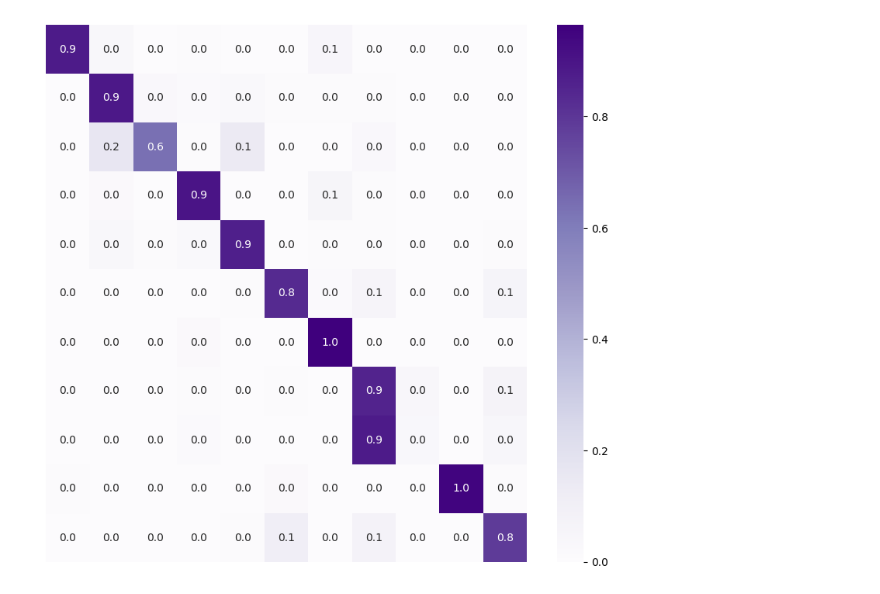
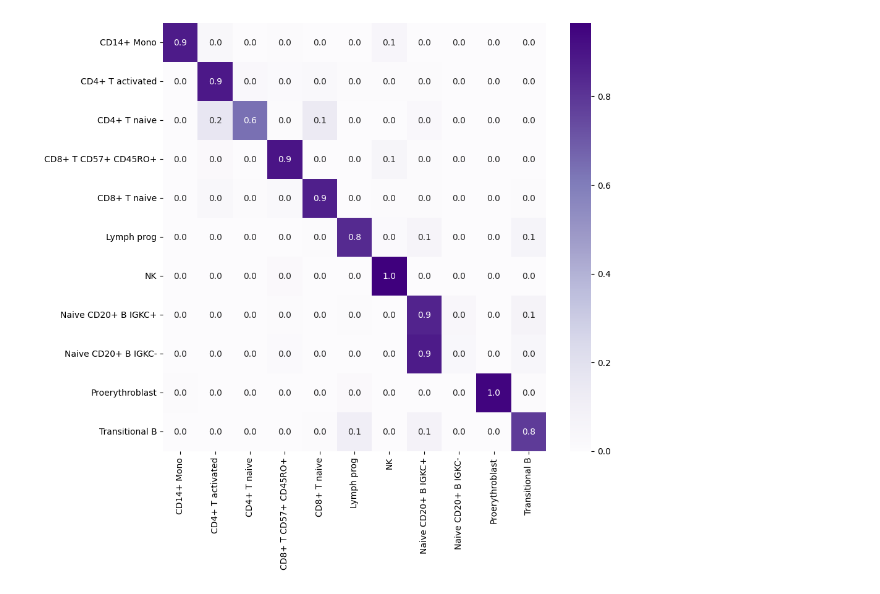
Before and after one commit to 23AIBox/scMamba, a Jupyter notebook: tutorials/Annotation.ipynb, the cells around one changed output. Saved outputs shown, nothing was run; the diff lists cells and outputs as text; code cells hidden in the pictures.

```diff
--- a/tutorials/Annotation.ipynb
+++ b/tutorials/Annotation.ipynb
@@ -5,4 +40,4 @@ import matplotlib.pyplot as plt
 # %%
-adata = sc.read_h5ad("../results/annotation/cite_BMMC_test_500batchsize64/adata_prediction.h5ad")
+adata = sc.read_h5ad("../results/annotation/cite_BMMC_s1_500_2batchsize64/adata_prediction.h5ad")
 adata
 # %% [output]
@@ -64,26 +163,43 @@ plt.show()
 # %%
 import numpy as np
+import pandas as pd
 import seaborn as sns
 import matplotlib.pyplot as plt
 from sklearn.metrics import confusion_matrix, ConfusionMatrixDisplay
 
 
 fig, ax = plt.subplots(1, 1, figsize=(10, 9))
 # 生成混淆矩阵
 cm = confusion_matrix(
     test_adata.obs['cell_type'].values,
     test_adata.obs['cell_type_prediction'].values,
     labels=np.unique(test_adata.obs['cell_type'].values)
 )
 cm = cm.astype("float") / cm.sum(axis=1)[:, np.newaxis]
-# cm = pd.DataFrame(cm, index=celltypes[:cm.shape[0]], columns=celltypes[:cm.shape[1]]))
+cm = pd.DataFrame(cm, index=np.unique(test_adata.obs['cell_type'].values), columns=np.unique(test_adata.obs['cell_type'].values))
+
 sns.heatmap(
     cm, annot=True, fmt=".1f",
     cmap="Purples",  # Blues
     ax=ax
 )
-ax.set_xticks([])
-ax.set_yticks([])
-plt.savefig("results/annotation/confusion_matrix.pdf", dpi=300)
+# ax.set_xticks([])
+# ax.set_yticks([])
+# plt.savefig("results/annotation/confusion_matrix_s1.pdf", dpi=300)
+color_dict = {
+    "CD4+ T activated": "#1f77b4",  # 蓝
+    "CD4+ T naive": "#ff7f0e",      # 橙
+    "CD8+ T CD57+ CD45RO+": "#2ca02c",  # 绿
+    "CD8+ T naive": "#d62728",      # 红
+    "CD14+ Mono": "#9467bd",        # 紫
+    "Lymph prog": "#8c564b",        # 棕
+    "NK": "#e377c2",                # 粉
+    "Naive CD20+ B IGKC+": "#17becf",  # 浅青
+    "Naive CD20+ B IGKC-": "#bcbd22",  # 黄绿
+    "Proerythroblast": "#9edae5",   # 浅蓝
+    "Transitional B": "#fdae6b",    # 浅橙
+    "Reticulocyte": "#ff9896",      # 浅红
+    "Erythroblast": "#c44e52",      # 深红
+}
 # %% [output]
-[figure, old version]
+[figure, new version]
```
Also changed, not shown: parts of 18 cells of this notebook, 18 other files.
